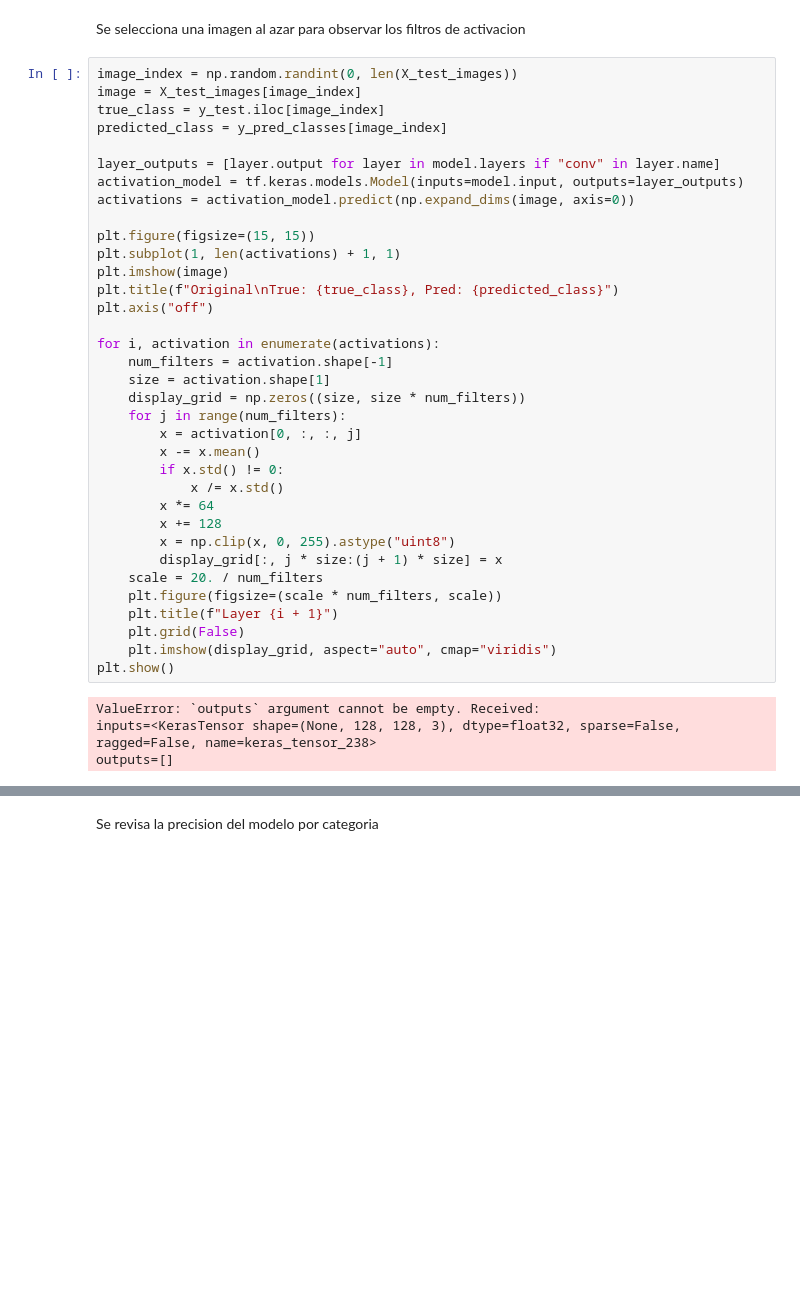
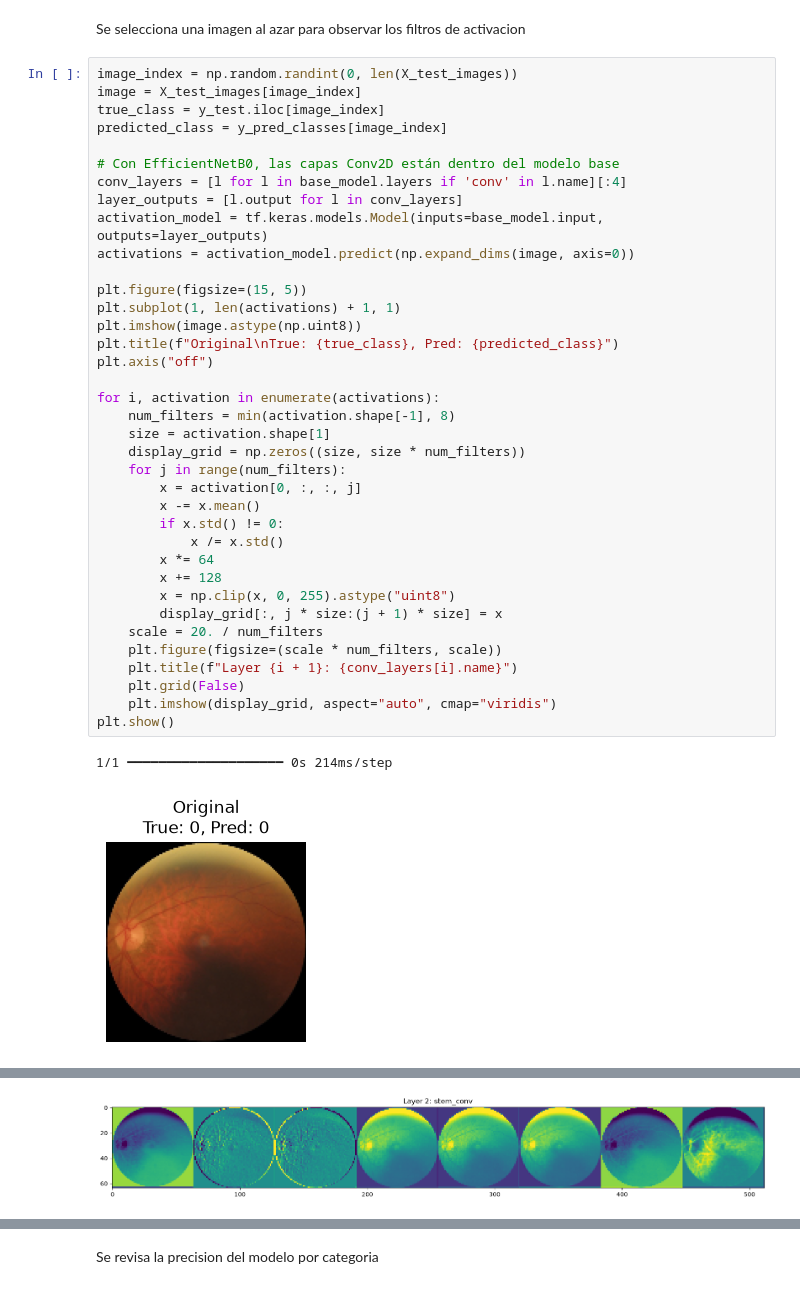
Before and after one commit to JuanDiegoSalcedo/Ocular-Disease-Recognition, a Jupyter notebook: Main/notebook_deep_learning_model.ipynb, the cells around one changed output, grey strips where cells are left out. Drawn from its saved outputs; the diff is of its cells as text; blank space fills up the shorter version.

```diff
--- a/Main/notebook_deep_learning_model.ipynb
+++ b/Main/notebook_deep_learning_model.ipynb
@@ -333,39 +383,40 @@ Se selecciona una imagen al azar para observar los filtros de activacion
 # %%
 image_index = np.random.randint(0, len(X_test_images))
 image = X_test_images[image_index]
 true_class = y_test.iloc[image_index]
 predicted_class = y_pred_classes[image_index]
 
-layer_outputs = [layer.output for layer in model.layers if "conv" in layer.name]
-activation_model = tf.keras.models.Model(inputs=model.input, outputs=layer_outputs)
+# Con EfficientNetB0, las capas Conv2D están dentro del modelo base
+conv_layers = [l for l in base_model.layers if 'conv' in l.name][:4]
+layer_outputs = [l.output for l in conv_layers]
+activation_model = tf.keras.models.Model(inputs=base_model.input, outputs=layer_outputs)
 activations = activation_model.predict(np.expand_dims(image, axis=0))
 
-plt.figure(figsize=(15, 15))
+plt.figure(figsize=(15, 5))
 plt.subplot(1, len(activations) + 1, 1)
-plt.imshow(image)
+plt.imshow(image.astype(np.uint8))
 plt.title(f"Original\nTrue: {true_class}, Pred: {predicted_class}")
 plt.axis("off")
 
 for i, activation in enumerate(activations):
-    num_filters = activation.shape[-1]
+    num_filters = min(activation.shape[-1], 8)
     size = activation.shape[1]
     display_grid = np.zeros((size, size * num_filters))
     for j in range(num_filters):
         x = activation[0, :, :, j]
         x -= x.mean()
         if x.std() != 0:
             x /= x.std()
         x *= 64
         x += 128
         x = np.clip(x, 0, 255).astype("uint8")
         display_grid[:, j * size:(j + 1) * size] = x
     scale = 20. / num_filters
     plt.figure(figsize=(scale * num_filters, scale))
-    plt.title(f"Layer {i + 1}")
+    plt.title(f"Layer {i + 1}: {conv_layers[i].name}")
     plt.grid(False)
     plt.imshow(display_grid, aspect="auto", cmap="viridis")
 plt.show()
 # %% [output]
-ValueError: `outputs` argument cannot be empty. Received:
-inputs=<KerasTensor shape=(None, 128, 128, 3), dtype=float32, sparse=False, ragged=False, name=keras_tensor_238>
-outputs=[]
+1/1 ━━━━━━━━━━━━━━━━━━━━ 0s 214ms/step
+[figure, added]
@@ -371,0 +424 @@ outputs=[]
+[figure, added]
```
Also changed, not shown: parts of 15 cells of this notebook, 5 other files.
